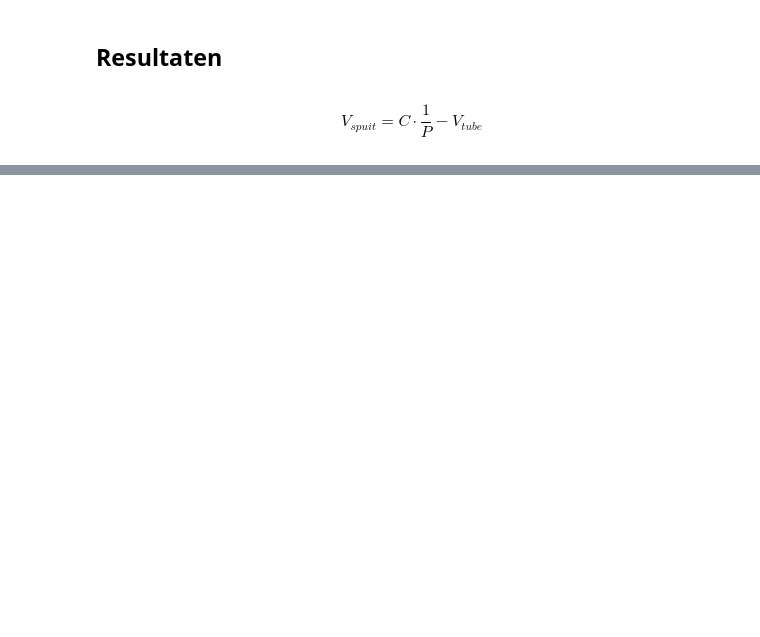
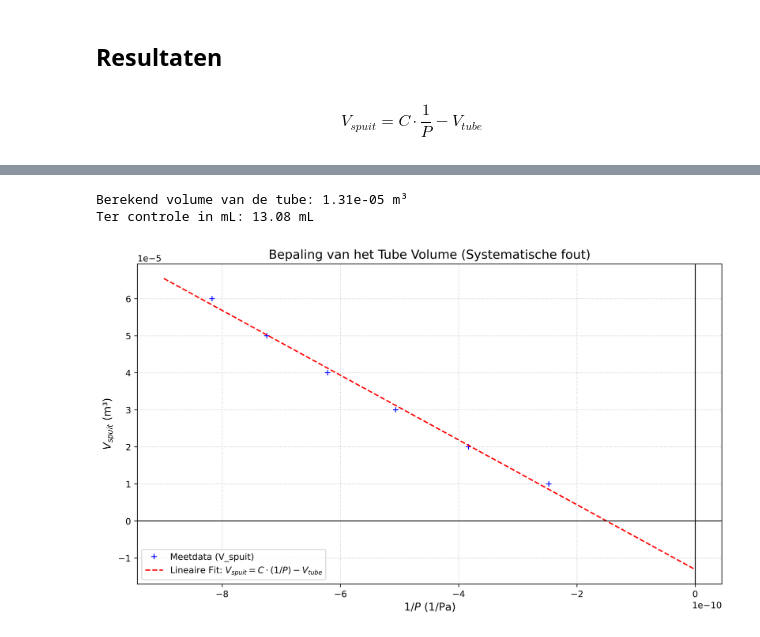
Before and after one commit to swerleman/IP2-Portfolio, a Jupyter notebook: Content/Labs/druksensorijken.ipynb, the cells around one changed output, grey strips where cells are left out. Cells and saved outputs as stored; diff of their text form; code cells hidden in the pictures; blank space fills up the shorter version.

```diff
--- a/Content/Labs/druksensorijken.ipynb
+++ b/Content/Labs/druksensorijken.ipynb
@@ -207,0 +112,63 @@ Berekend volume van de tube: -11.08 mL
+# %%
+# Handmatige lineaire fit functie
+def handmatige_fit(x, y):
+    n = len(x)
+    sum_x = np.sum(x)
+    sum_y = np.sum(y)
+    sum_xy = np.sum(x * y)
+    sum_x2 = np.sum(x**2)
+
+    helling = (n * sum_xy - sum_x * sum_y) / (n * sum_x2 - sum_x**2)
+    intercept = (sum_y - helling * sum_x) / n
+    return helling, intercept
+
+#DATA DEEL 2
+# Volumes direct in m3
+V_spuit = np.array([0.050, 0.060, 0.040, 0.030, 0.020, 0.010]) / 1000
+U_meet = np.array([154.5, 137.0, 180.0, 221.0, 292.0, 452.0])
+
+# Druk berekenen met de ijking uit deel 1 (zorg dat 'a' en 'b' gedefinieerd zijn)
+P_meet = a * U_meet + b
+inv_P = 1 / P_meet
+
+# Fit uitvoeren: y = V_spuit, x = 1/P
+# Fit voor de tube: y = V_spuit, x = inv_P
+# Volume van de lange tube = -intercept
+# Door $V_{spuit}$ uit te zetten tegen $1/P$, vinden we een intercept dat overeenkomt met het totale dode volume van het systeem.
+# Hierin zijn zowel het volume van de extra lange tube als de volumes van de koppelstukjes en de interne sensorruimte verwerkt.
+C, intercept_tube = handmatige_fit(inv_P, V_spuit)
+V_tube_m3 = -intercept_tube
+
+# OUTPUT
+print(f"Berekend volume van de tube: {V_tube_m3:.2e} m³")
+print(f"Ter controle in mL: {V_tube_m3 * 1e6:.2f} mL")
+
+# plot
+plt.figure(figsize=(10, 6), dpi=450)
+
+# Meetpunten plotten in m3
+plt.plot(inv_P, V_spuit, 'b+', label='Meetdata (V_spuit)')
+
+# Fitlijn berekenen vanaf x=0 om het intercept (V_tube) zichtbaar te maken
+x_fit = np.linspace(min(inv_P)*1.1, 0, 100)
+y_fit = C * x_fit + intercept_tube
+plt.plot(x_fit, y_fit, 'r--', label=f'Lineaire Fit: $V_{{spuit}} = C \cdot (1/P) - V_{{tube}}$')
+
+# Assen en layout verbeteren
+plt.axhline(0, color='black', linewidth=1)
+plt.axvline(0, color='black', linewidth=1)
+
+# Wetenschappelijke notatie forceren voor de y-as (omdat m3 heel klein is)
+plt.ticklabel_format(style='sci', axis='y', scilimits=(0,0))
+
+plt.xlabel('$1/P$ (1/Pa)', fontsize=12)
+plt.ylabel('$V_{spuit}$ (m³)', fontsize=12)
+plt.title('Bepaling van het Tube Volume (Systematische fout)', fontsize=14)
+plt.legend()
+plt.grid(True, linestyle=':', alpha=0.7)
+plt.tight_layout()
+plt.show()
+# %% [output]
+Berekend volume van de tube: 1.31e-05 m³
+Ter controle in mL: 13.08 mL
+[figure, added]
```
Also changed, not shown: parts of 3 cells of this notebook.
